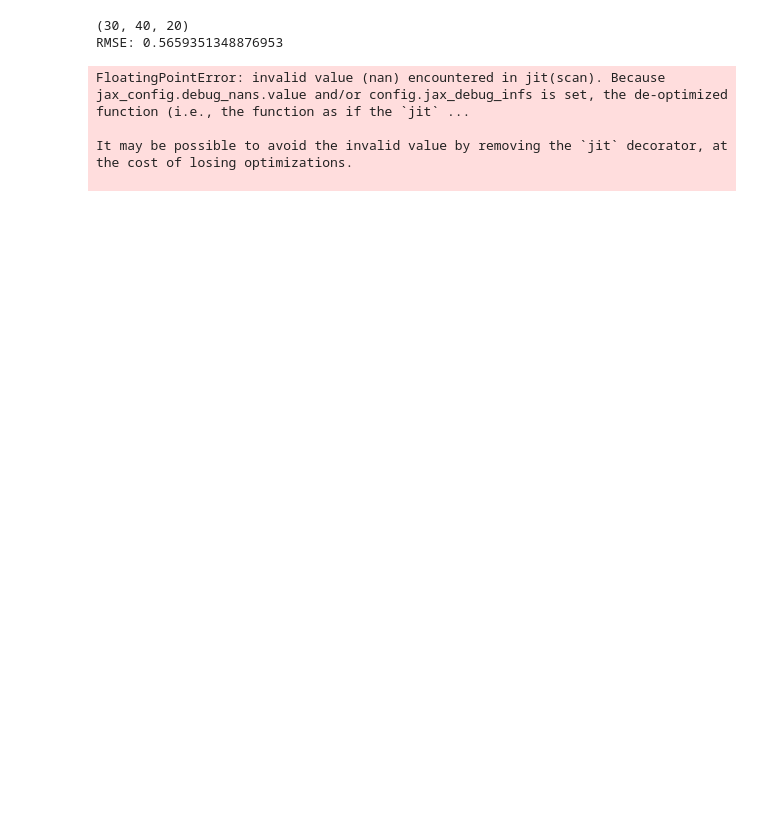
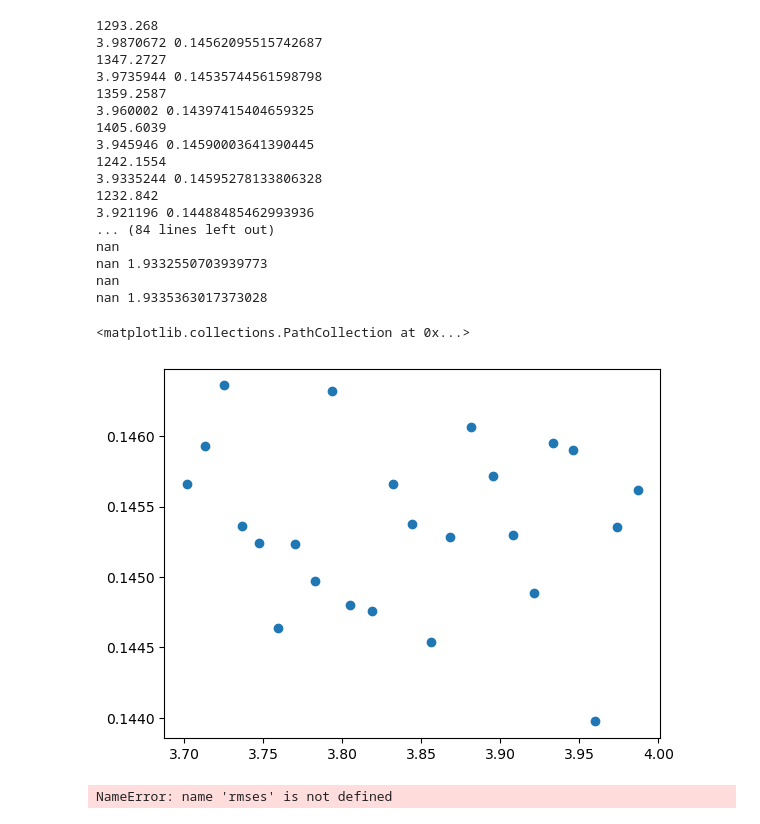
Before and after one commit to enochcluk/variational_filtering, a Jupyter notebook: learn_radius.ipynb, the cells around one changed output. Saved outputs shown, nothing was run; the diff lists cells and outputs as text; code cells hidden in the pictures; blank space fills up the shorter version.

```diff
--- a/learn_radius.ipynb
+++ b/learn_radius.ipynb
@@ -108,47 +135,72 @@ def var_cost(radius, ensemble_init, observations, H, Q, R, inflation, key, J, J0
     return cost
 # %%
+import properscoring
 from IPython.display import clear_output
 from jax import grad
 from tqdm.notebook import tqdm
-import jax.numpy as np
+import jax.numpy as jnp
 from jax import random
 
 
-# Modification: Use grad to compute the gradient with respect to the inflation parameter
+# Modification: Use grad to compute the gradient with respect to the radius parameter
 var_cost_grad = grad(var_cost, argnums=0)
 
-radius_opt = 10.01  # Example starting value for inflation
-alpha = 1e-6  # Learning rate
+inflation = 1.2  # Example starting value for inflation
+radius_opt = 4.0
+alpha = 1e-5  # Learning rate
 key = random.PRNGKey(0)  # Random key
 N = 10  # Number of MC samples
 m0 = initial_state
 C0 = Q  # Initial covariance, assuming Q is your process noise covariance
 ensemble_init = random.multivariate_normal(key, initial_state, Q, (n_ensemble,)).T
-inflation = 1.2
 
-rmses = []
-norms = []
-from jax.config import config
-config.update("jax_debug_nans", True)
-for i in tqdm(range(20)):
+crpss = []
+radii = []
+rmses=[]
+
+for i in tqdm(range(50)):
     key, subkey = random.split(key)
+
+    # Gradient descent step for inflation parameter
+    grad_radius = var_cost_grad(radius_opt, inflation, l96_step, ensemble_init, observations, H, Q, R, subkey, num_steps, J0)
+    print(grad_radius)
+    radius_opt -= alpha * grad_radius  # Update inflation parameter
+    radii.append(radius_opt)
     localization_matrix = generate_gc_localization_matrix(n, radius_opt)
-    states, _ = ensrf_steps(ensemble_init, observations, H, Q, R, localization_matrix, inflation)
-    print(states.shape)
-    ensemble_mean = np.mean(states, axis=-1)  # Taking the mean across the ensemble members dimension
+
+    states, _ = ensrf_steps(l96_step, n_ensemble, ensemble_init, observations, H, Q, R, localization_matrix, inflation, key)
+    ensemble_mean = jnp.mean(states, axis=-1)  # Taking the mean across the ensemble members dimension
     rmse = np.sqrt(np.mean((ensemble_mean - true_states)**2))
     rmses.append(rmse)
+    crps = properscoring.crps_ensemble(true_states, states).mean(axis=1).mean()
+    crpss.append(crps)
     #clear_output(wait=True)
-    print(f"RMSE: {rmse}")
 
-    # Gradient descent step for inflation parameter
-    grad_inflation = var_cost_grad(radius_opt, ensemble_init, observations, H, Q, R, inflation, subkey, num_steps, J0)
-    radius_opt -= alpha * grad_inflation  # Update inflation parameter
-    print(radius_opt)
+    print(radius_opt, crps)
 # %% [output]
-(30, 40, 20)
-RMSE: 0.5659351348876953
+1293.268
+3.9870672 0.14562095515742687
+1347.2727
+3.9735944 0.14535744561598798
+1359.2587
+3.960002 0.14397415404659325
+1405.6039
+3.945946 0.14590003641390445
+1242.1554
+3.9335244 0.14595278133806328
+1232.842
+3.921196 0.14488485462993936
+... (84 lines left out)
+nan
+nan 1.9332550703939773
+nan
+nan 1.9335363017373028
-FloatingPointError: invalid value (nan) encountered in jit(scan). Because jax_config.debug_nans.value and/or config.jax_debug_infs is set, the de-optimized function (i.e., the function as if the `jit` ...
-
-It may be possible to avoid the invalid value by removing the `jit` decorator, at the cost of losing optimizations.
-
+# %%
+plt.scatter(radii, crpss)
+# %% [output]
+<matplotlib.collections.PathCollection at 0x...>
+[figure, added]
+# %%
+plt.scatter(radii, rmses)
+# %% [output]
+NameError: name 'rmses' is not defined
```
Also changed, not shown: parts of 7 cells of this notebook, 8 other files.
